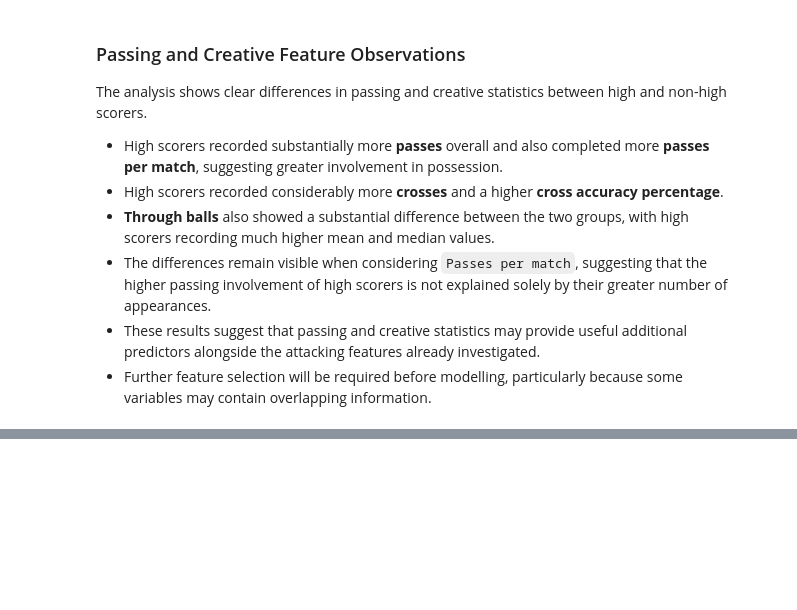
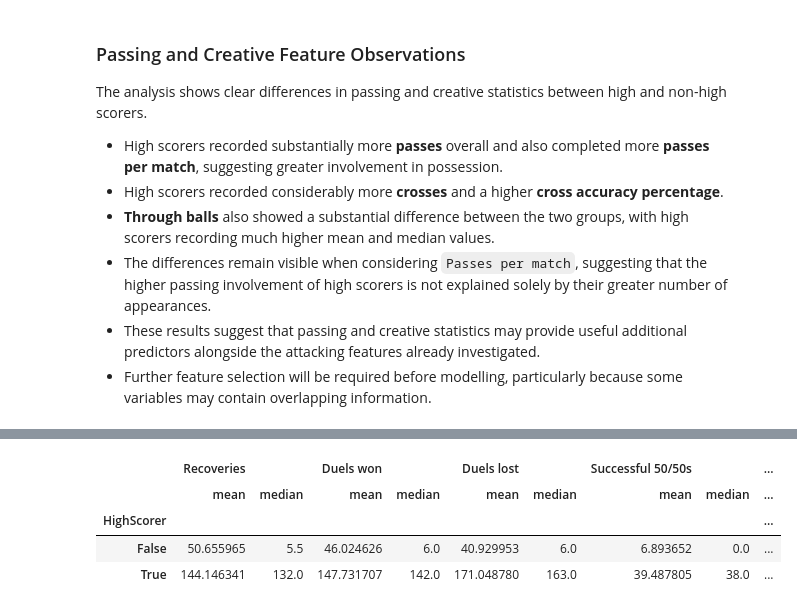
Before and after one commit to garethrogers28/premier-league-predictor, a Jupyter notebook: jupyter_notebooks/03_Exploratory_Data_Analysis.ipynb, the cells around one changed output, grey strips where cells are left out. Drawn from its saved outputs; the diff is of its cells as text; code cells hidden in the pictures; blank space fills up the shorter version.

Commit message:
Analyse player involvement features

```diff
--- a/jupyter_notebooks/03_Exploratory_Data_Analysis.ipynb
+++ b/jupyter_notebooks/03_Exploratory_Data_Analysis.ipynb
@@ -753,0 +756,17 @@ AttributeError: 'DataFrame' object has no attribute 'to_list'
+# %%
+involvement_columns = [
+    "Recoveries",
+    "Duels won",
+    "Duels lost",
+    "Successful 50/50s",
+    "Aerial battles won",
+    "Aerial battles lost"
+]
+# %%
+df.groupby("HighScorer")[involvement_columns].agg(["mean", "median"])
+# %% [output]
+|  | Recoveries |  | Duels won |  | Duels lost |  | Successful 50/50s |  | ... |
+|  | mean | median | mean | median | mean | median | mean | median | ... |
+| HighScorer |  |  |  |  |  |  |  |  | ... |
+| False | 50.655965 | 5.5 | 46.024626 | 6.0 | 40.929953 | 6.0 | 6.893652 | 0.0 | ... |
+| True | 144.146341 | 132.0 | 147.731707 | 142.0 | 171.048780 | 163.0 | 39.487805 | 38.0 | ... |
```
Also changed, not shown: parts of 4 cells of this notebook.
